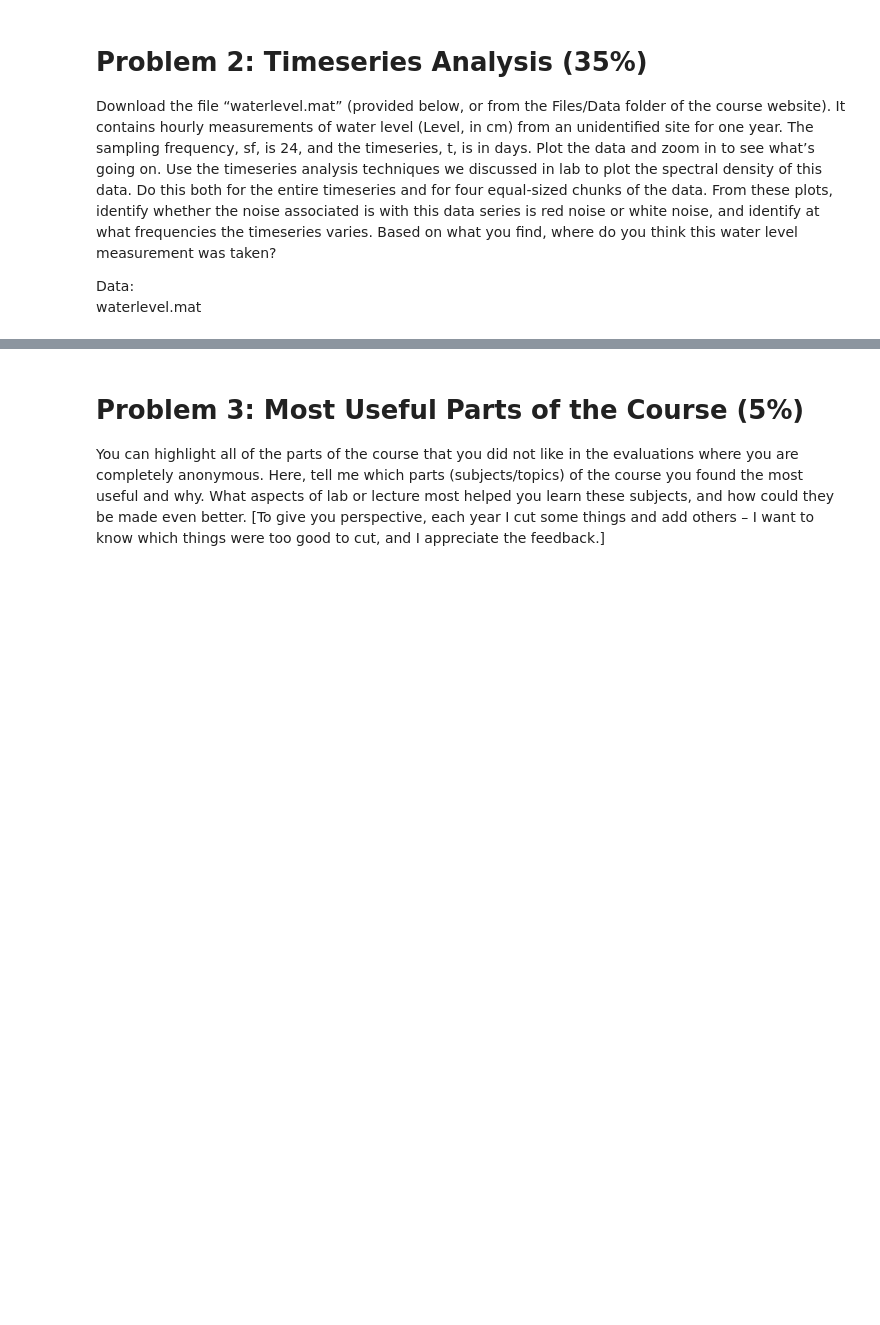
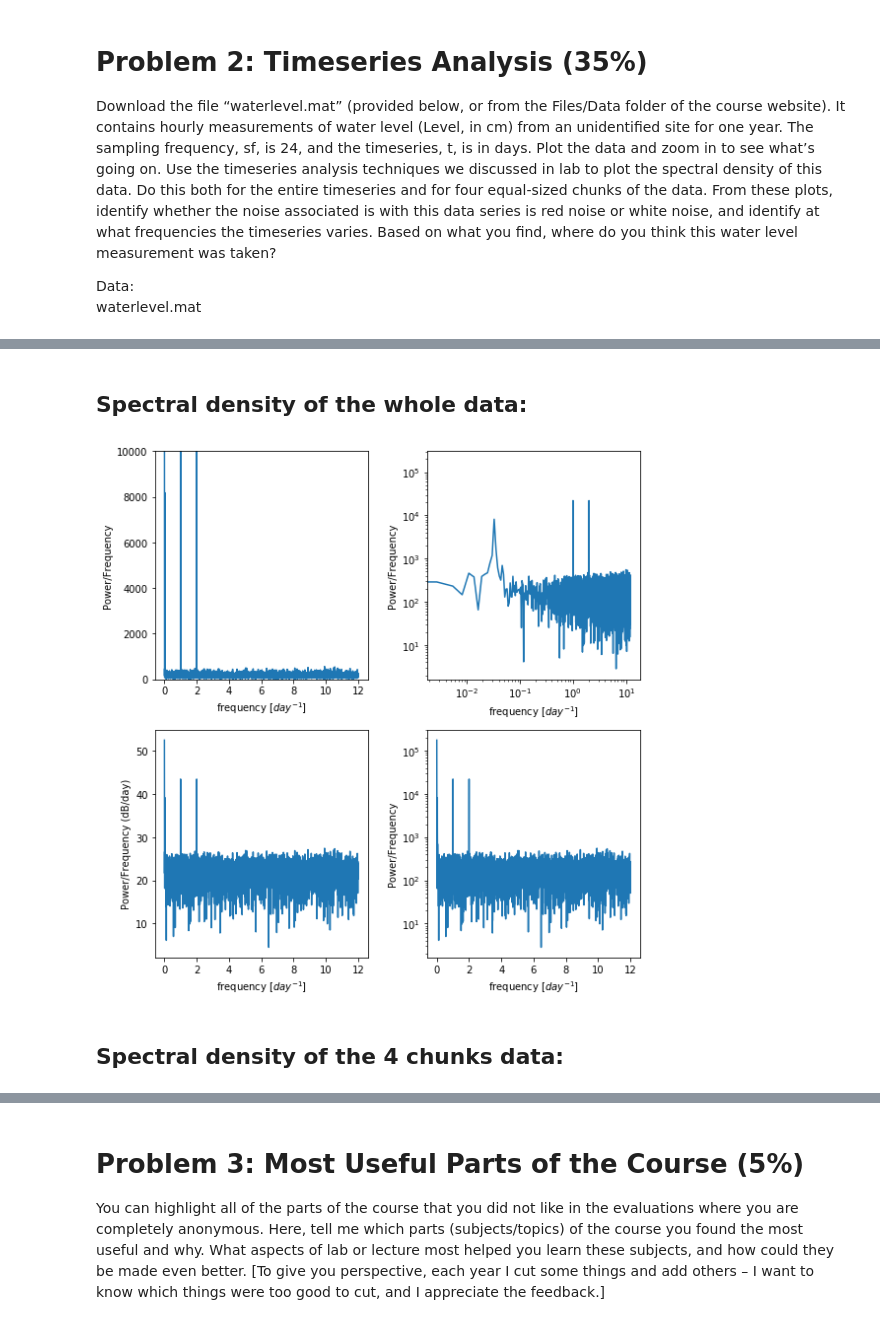
Before and after one commit to AzusaSayuri/UW-Data-analysis, a Jupyter notebook: HW8/Assignment8-XiminHu.ipynb, the cells around one changed output, grey strips where cells are left out. Saved outputs shown, nothing was run; the diff lists cells and outputs as text; code cells hidden in the pictures; blank space fills up the shorter version.

```diff
--- a/HW8/Assignment8-XiminHu.ipynb
+++ b/HW8/Assignment8-XiminHu.ipynb
@@ -248,0 +301,36 @@ TypeError: only size-1 arrays can be converted to Python scalars
+# %% [markdown]
+## Spectral density of the whole data:
+# %%
+p = np.abs(Cns[:N//2]) # take absolute value to "fold over" power for PSD (but only take the first half, positive frequencies)
+
+# Create freq array (but only take the first half, positive frequencies)
+_freq = np.fft.fftfreq(Cns.size, 1/sf)
+freq = _freq[:N//2]
+# %%
+f, ax = plt.subplots(2,2,figsize=(8,8))
+ax[0,0].plot(freq,p)
+ax[0,0].set_ylim((0,10000)) # zoom in on the y axis
+ax[0,0].set_ylabel('Power/Frequency')
+ax[0,0].set_xlabel('frequency [$day^{-1}$]')
+
+ax[0,1].plot(freq,p)
+ax[0,1].set_xscale('log')
+ax[0,1].set_yscale('log')
+ax[0,1].set_ylabel('Power/Frequency')
+ax[0,1].set_xlabel('frequency [$day^{-1}$]')
+
+
+ax[1,0].plot(freq,10*np.log10(p))
+ax[1,0].set_ylabel('Power/Frequency (dB/day)')
+ax[1,0].set_xlabel('frequency [$day^{-1}$]')
+
+ax[1,1].plot(freq,p)
+ax[1,1].set_yscale('log')
+ax[1,1].set_ylabel('Power/Frequency')
+ax[1,1].set_xlabel('frequency [$day^{-1}$]')
+
+plt.tight_layout()
+# %% [output]
+[figure, added]
+# %% [markdown]
+## Spectral density of the 4 chunks data:
```
Also changed, not shown: parts of 19 cells of this notebook, 1 other file.
